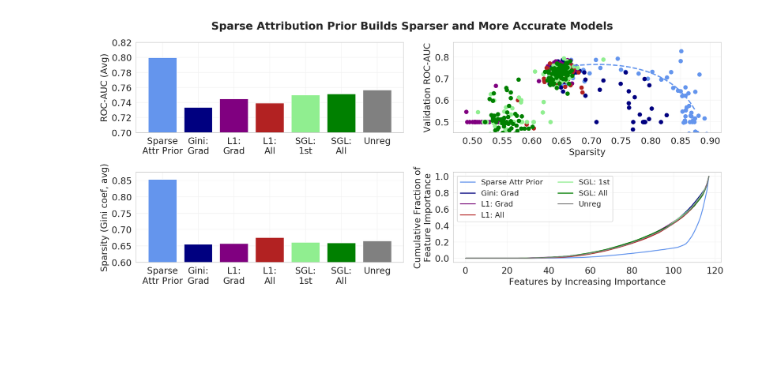
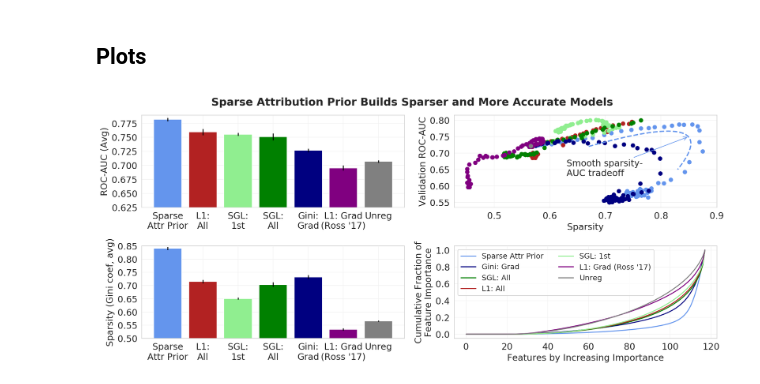
Before and after one commit to suinleelab/attributionpriors, a Jupyter notebook: sparsity/plot_results.ipynb, the cells around one changed output. Saved outputs shown, nothing was run; the diff lists cells and outputs as text; code cells hidden in the pictures; blank space fills up the shorter version.

Commit message:
Latest sparsity code

```diff
--- a/sparsity/plot_results.ipynb
+++ b/sparsity/plot_results.ipynb
@@ -99,0 +26,6 @@ def topbyval_param(df):
+# %%
+# Limit to a specific GPU
+RUN = 0
+NRUNS = 14
+os.environ["CUDA_DEVICE_ORDER"]="PCI_BUS_ID"
+os.environ["CUDA_VISIBLE_DEVICES"]=str((RUN%4))
@@ -99,0 +112,3 @@ def topbyval_param(df):
+# %%
+validscores = {k: np.array([[t[0] for t in r] for r in all_models[k]]) for k in all_models}
+validsparsity = {k: np.array([[ngini(t[3]) for t in r] for r in all_models[k]]) for k in all_models}
@@ -100,3 +178,5 @@ def topbyval_param(df):
+# %% [markdown]
+## Plots
 # %%
 # Lorenz plot of feature importances (lower and to right means sparser model)
 def shap_cdf_plot(shaps,ax=None,**kwargs):
@@ -117,6 +188,31 @@ final_test_shaps = {m: np.array([topbyval_shap(testresults[m][i],testshaps[m][i]
 # %%
+# Expanded names for methods
+main_map = {
+    'ginieg': 'Sparse\nAttr Prior',
+    'ginimixed': 'Sparse\n(Mixed)',
+    'ginigrad': 'Gini:\nGrad',
+    'l1grad': 'L1:\nGrad',
+    'l1ross': 'L1: Grad\n(Ross \'17)',
+    'l1paramall': "L1:\nAll",
+    'sglfirst': "SGL:\n1st",
+    'sglall': 'SGL:\nAll',#"Sparse Grp\nLasso",
+    'unreg': "Unreg"
+}
+# Map colors to methods for plotting
+color_map = {
+    'ginieg': 'cornflowerblue',
+    'ginimixed': 'blue',
+    'ginigrad': 'navy',
+    'l1grad': 'lavender',
+    'l1ross': 'purple',
+    'l1paramall': "firebrick",
+    'sglfirst': "lightgreen",
+    'sglall': "green",
+    'unreg': "gray"
+}
+
 # Generate plot
-msort = ['gini','ginigrad','l1grad','l1','sgl','newsgl','unreg']
+msort = ['ginieg','l1paramall','sglfirst','sglall','ginigrad','l1ross','unreg']
 
 sns.set_style("whitegrid",{'grid.color':'.95'})
 fig, axarr = plt.subplots(2,2,figsize=(14,6),dpi=150,constrained_layout=True)
@@ -124,55 +220,57 @@ fig.suptitle("Sparse Attribution Prior Builds Sparser and More Accurate Models",
 from scipy.stats import sem
 # plt.figure(figsize=(12,3),dpi=150)
 axarr[0,0].bar(np.arange(len(msort)),
-        [final_test_perf[m].mean() for m in msort],
+        [testscores[m].mean() for m in msort],
         tick_label=[main_map[m] for m in msort],
        color = [color_map[m] for m in msort])
 axarr[0,0].errorbar(np.arange(len(msort)),
-             [final_test_perf[m].mean() for m in msort],
-             yerr=[sem(final_test_perf[m]) for m in msort],
+             [testscores[m].mean() for m in msort],
+             yerr=[sem(testscores[m]) for m in msort],
              fmt='none',color='black')
-axarr[0,0].set_ylim(0.7,0.82)
+axarr[0,0].set_ylim(0.625,0.79)
 axarr[0,0].set_ylabel("ROC-AUC (Avg)",fontsize='x-large')
 axarr[1,0].bar(np.arange(len(msort)),
-        [final_test_gini[m].mean() for m in msort],
+        [testsparsity[m].mean() for m in msort],
         tick_label=[main_map[m] for m in msort],
        color = [color_map[m] for m in msort])
 axarr[1,0].errorbar(np.arange(len(msort)),
-             [final_test_gini[m].mean() for m in msort],
-             yerr=[sem(final_test_gini[m]) for m in msort],
+             [testsparsity[m].mean() for m in msort],
+             yerr=[sem(testsparsity[m]) for m in msort],
              fmt='none',color='black')
-axarr[1,0].set_ylim(0.6,0.875)
+axarr[1,0].set_ylim(0.5,0.85)
 axarr[1,0].set_ylabel("Sparsity (Gini coef, avg)",fontsize='x-large')
 
-for m in msort:
-    shap_cdf_plot(np.mean(np.sort(final_test_shaps[m],axis=1),axis=0),axarr[1,1],label=main_map[m].replace('\n',' '),color=color_map[m])
+for m in ['ginieg','ginigrad','sglall','l1paramall','sglfirst','l1ross','unreg']:#msort:
+    shap_cdf_plot(np.mean(np.sort(testshaps[m],axis=1),axis=0),axarr[1,1],label=main_map[m].replace('\n',' '),color=color_map[m])
 axarr[1,1].legend(fontsize='large',loc='upper left',ncol=2)
 axarr[1,1].set_xlabel("Features by Increasing Importance",fontsize='x-large')
 axarr[1,1].set_ylabel("Cumulative Fraction of\nFeature Importance",fontsize='x-large')
 
-for m in msort[:-1]:
-    int_res = np.dstack([r.values for r in results[m]])
-    means = np.nanmean(int_res,axis=2)[:,[1,2]]
-    axarr[0,1].scatter(means[:,0],means[:,1],color=color_map[m],label=main_map[m])
+for m in msort:
+#     int_res = np.dstack([r.values for r in results[m]])
+#     means = np.nanmean(int_res,axis=2)[:,[1,2]]
+    axarr[0,1].scatter(validsparsity[m].mean(1),validscores[m].mean(1),color=color_map[m],label=main_map[m])
 axarr[0,1].set_xlabel("Sparsity",fontsize='x-large')
 axarr[0,1].set_ylabel("Validation ROC-AUC",fontsize='x-large')
-axarr[0,1].set_ylim(0.45)
+# axarr[0,1].set_ylim(0.45)
 codes = [
     Path.MOVETO,
     Path.CURVE3,
     Path.CURVE3
 ]
-verts = [(0.67,0.76),(0.825,0.8),(0.875,0.55)]
+verts = [(0.67,0.72),(0.92,0.84),(0.83,0.65)]
 path = Path(verts,codes)
 patch = patches.PathPatch(path, facecolor='none', edgecolor='cornflowerblue', lw=2, linestyle='--')
 axarr[0,1].add_patch(patch)
-# axarr[0,1].annotate("Smooth sparsity-\nAUC tradeoff",
-#                     xy=(0.8,0.71), xytext=(0.65,0.52),fontsize='x-large',
-#                     arrowprops=dict(arrowstyle="->",fc='cornflowerblue',ec='cornflowerblue'))
+axarr[0,1].annotate("Smooth sparsity-\nAUC tradeoff",
+                    xy=(0.85,0.75), xytext=(0.63,0.63),fontsize='x-large',
+                    arrowprops=dict(arrowstyle="->",fc='cornflowerblue',ec='cornflowerblue'))
 for ax in axarr.flatten():
     for tick in ax.xaxis.get_major_ticks():
                 tick.label.set_fontsize('x-large')
     for tick in ax.yaxis.get_major_ticks():
                 tick.label.set_fontsize('x-large')
+
+plt.savefig('rebuttal_figures/gabe_withbars.pdf',bbox_inches='tight')
 # %% [output]
-[figure, old version]
+[figure, new version]
```
Also changed, not shown: parts of 29 cells of this notebook, 1 other file.
